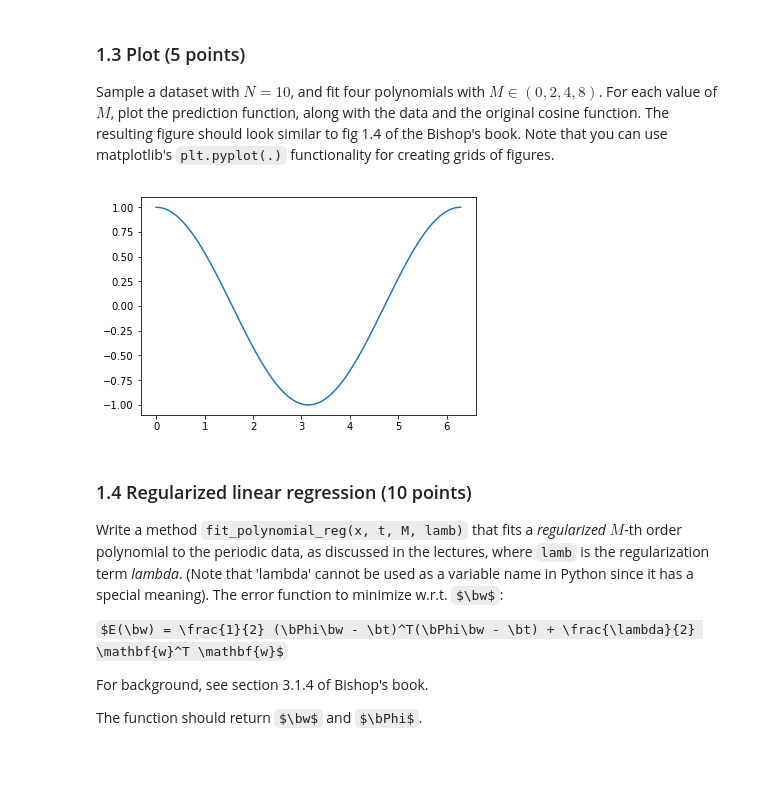
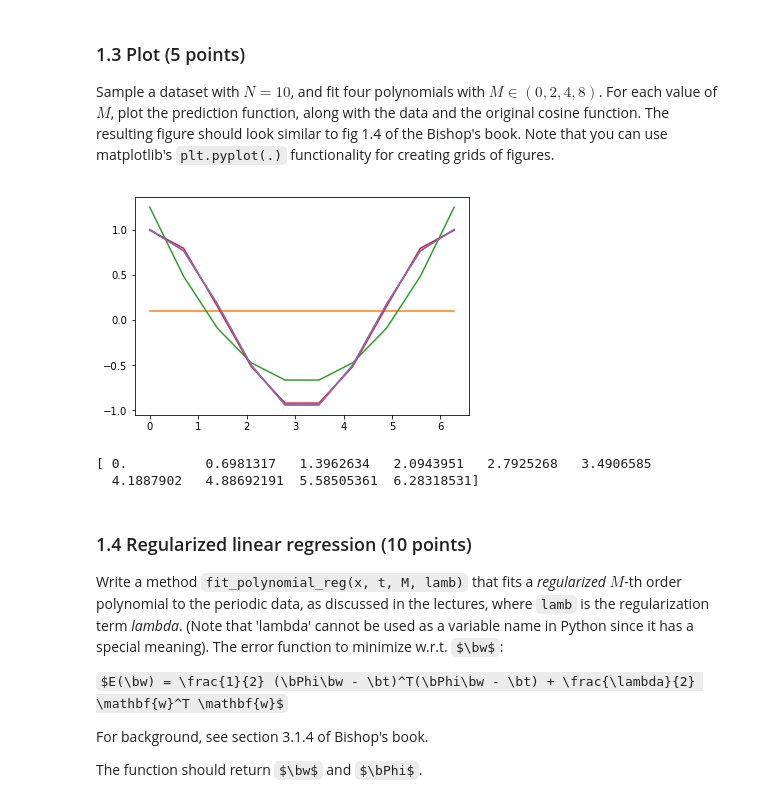
Before and after one commit to Joeri1324/machinelearning1, a Jupyter notebook: lab1/10631186_10260250_lab1.ipynb, the cells around one changed output. Cells and saved outputs as stored; diff of their text form; code cells hidden in the pictures; some formulas as TeX source; blank space fills up the shorter version.

Commit message:
plot function

```diff
--- a/lab1/10631186_10260250_lab1.ipynb
+++ b/lab1/10631186_10260250_lab1.ipynb
@@ -106,18 +114,26 @@ assert Phi.shape == (N, m+1), "The shape of Phi is incorrect"
 ### 1.3 Plot (5 points)
 Sample a dataset with $N=10$, and fit four polynomials with $M \in (0, 2, 4, 8)$.
 For each value of $M$, plot the prediction function, along with the data and the original cosine function. The resulting figure should look similar to fig 1.4 of the Bishop's book. Note that you can use matplotlib's `plt.pyplot(.)` functionality for creating grids of figures.
-# %%
-import matplotlib.pyplot as plt
-import numpy as np
-
-N = 10
-x = np.square((np.linspace(-1, 1, N)))
-t = 0.5*x + 1.5
-
-plt.plot(gen_cosine(1000)[0], gen_cosine(1000)[1])
-plt.show()
-# %% [output]
-[figure, removed]
+# %%
+import matplotlib.pyplot as plt
+import numpy as np
+
+N = 10
+x, y = gen_cosine(N)
+
+plt.plot(x, y)
+for m in [0, 2, 4, 8]:
+    w, _ = fit_polynomial(x, y, m)
+    dm = designmatrix(x, m)
+    target = np.dot(dm, w)
+    plt.plot(x, target.tolist())
+
+plt.show()
+print(x)
+# %% [output]
+[figure, added]
+[ 0.          0.6981317   1.3962634   2.0943951   2.7925268   3.4906585
+  4.1887902   4.88692191  5.58505361  6.28318531]
 # %% [markdown]
 ### 1.4 Regularized linear regression (10 points)
 
```
Also changed, not shown: parts of 2 cells of this notebook.
